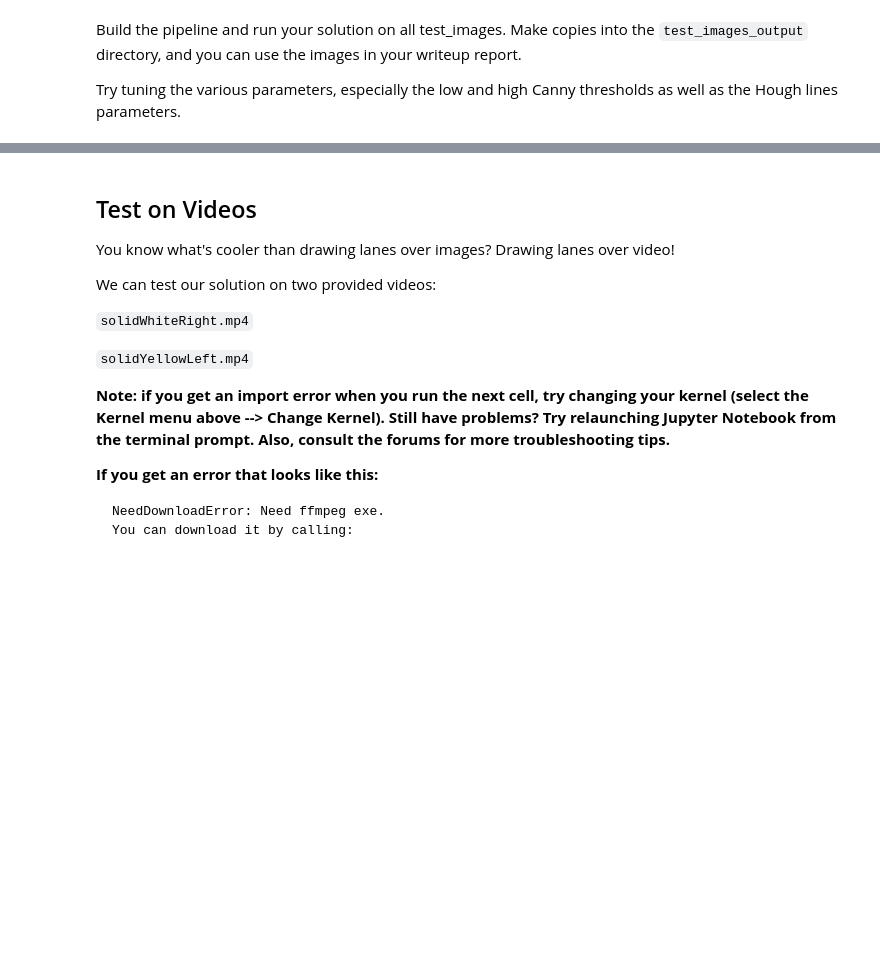
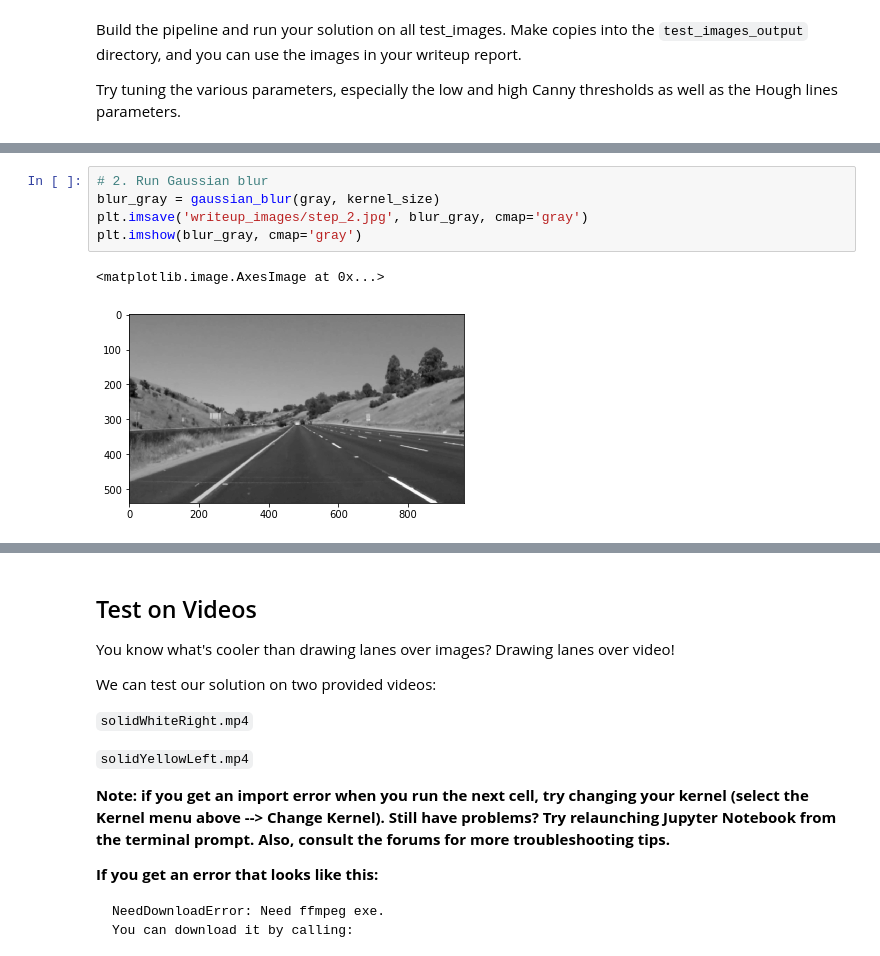
Before and after one commit to ignaden/CarND-LaneLines-P1, a Jupyter notebook: P1.ipynb, the cells around one changed output, grey strips where cells are left out. Drawn from its saved outputs; the diff is of its cells as text; blank space fills up the shorter version.

```diff
--- a/P1.ipynb
+++ b/P1.ipynb
@@ -306,0 +280,8 @@ This image is: <class 'numpy.ndarray'> with dimensions: (540, 960, 3)
+# %%
+# 2. Run Gaussian blur
+blur_gray = gaussian_blur(gray, kernel_size)
+plt.imsave('writeup_images/step_2.jpg', blur_gray, cmap='gray')
+plt.imshow(blur_gray, cmap='gray')
+# %% [output]
+<matplotlib.image.AxesImage at 0x...>
+[figure, added]
```
Also changed, not shown: parts of 8 cells of this notebook, 8 other files.
